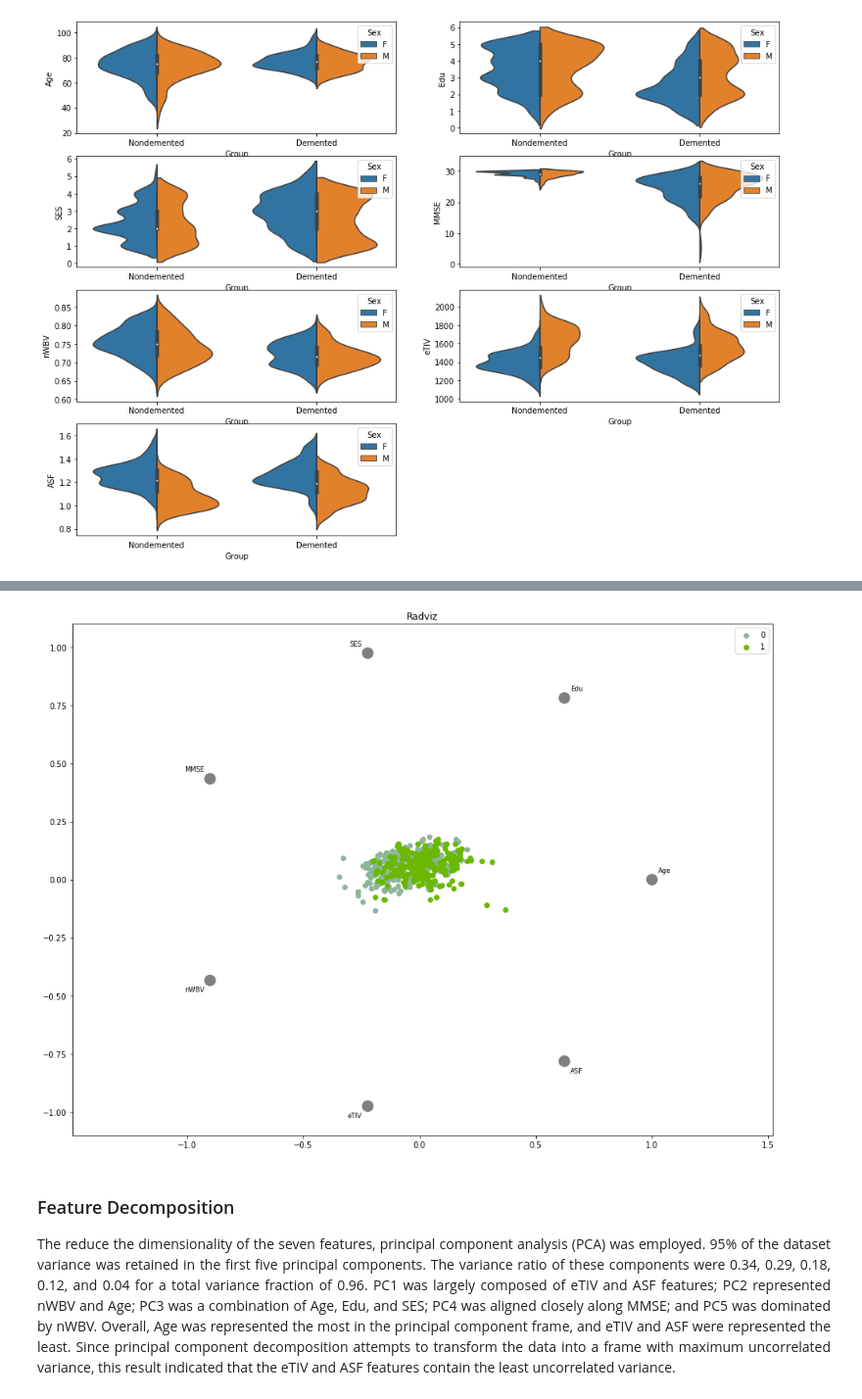
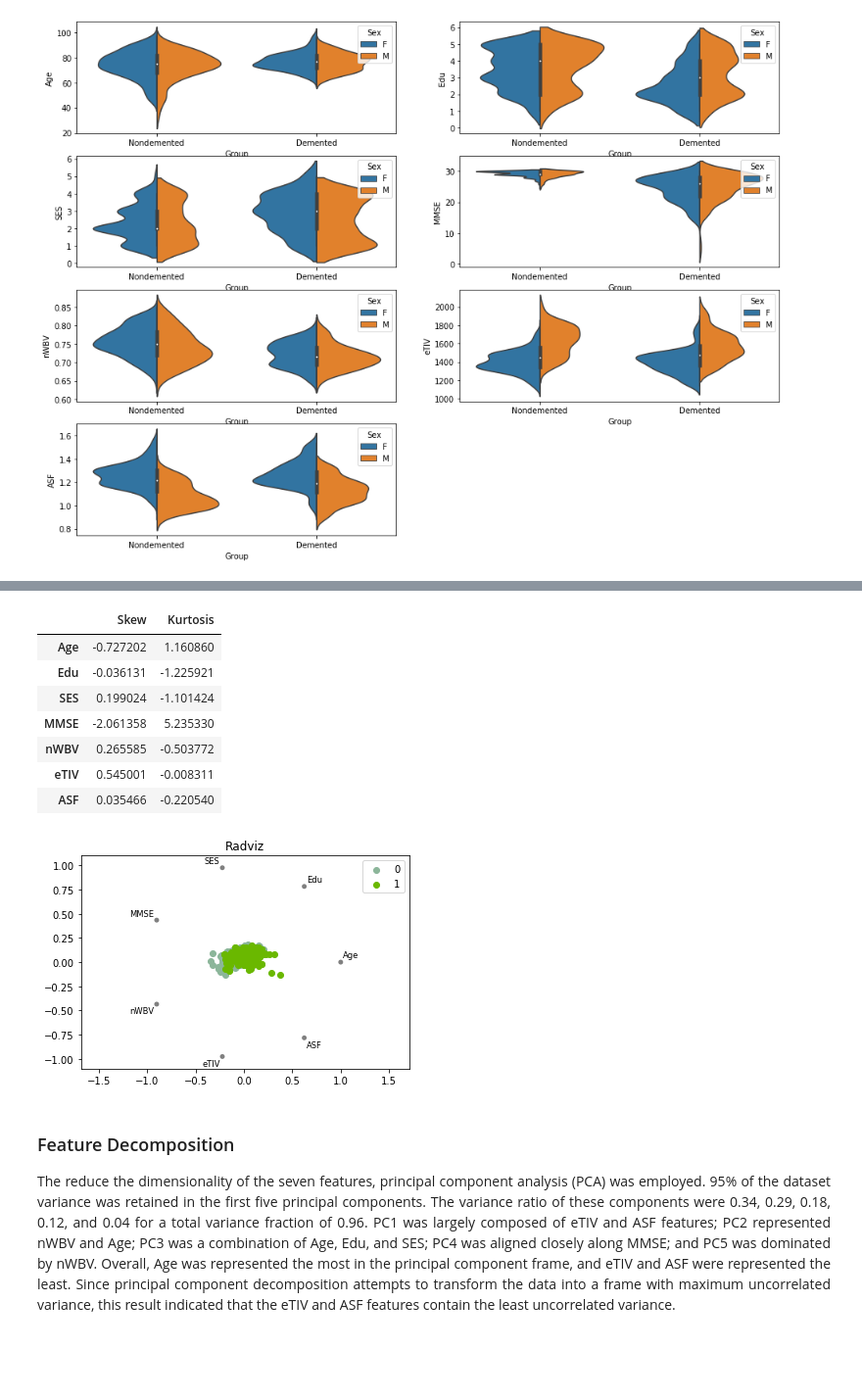
Before and after one commit to markcapece/dementia, a Jupyter notebook: MRI_and_Alzheimers.ipynb, the cells around one changed output, grey strips where cells are left out. Shown at 98% size. Saved outputs shown, nothing was run; the diff lists cells and outputs as text; code cells hidden in the pictures; blank space fills up the shorter version.

```diff
--- a/MRI_and_Alzheimers.ipynb
+++ b/MRI_and_Alzheimers.ipynb
@@ -417,7 +115,9 @@ def principal_component_transformation(df, features, targets, var=0.95):
 # %%
+# Define Feature, Target, and ML model lists
 features = ['Age', 'Edu', 'SES', 'MMSE', 'nWBV', 'eTIV', 'ASF']
 pc_features = ['PC1', 'PC2', 'PC3', 'PC4', 'PC5']
 
-targets_num = ['num_group']
+targets = ['num_group']
 
-model_list = [DecisionTreeClassifier(), GaussianNB(), KNeighborsClassifier(), MLPClassifier(), SVC(), AdaBoostClassifier(), GradientBoostingClassifier(), RandomForestClassifier()]
+model_list = [DecisionTreeClassifier(), GaussianNB(), KNeighborsClassifier(), MLPClassifier(),
+              SVC(), AdaBoostClassifier(), GradientBoostingClassifier(), RandomForestClassifier()]
@@ -537,9 +181,22 @@ analysis.skew_and_kurtosis()
+# %%
+# More feature statistics
+analysis.skew_and_kurtosis()
+# %% [output]
+|  | Skew | Kurtosis |
+| Age | -0.727202 | 1.160860 |
+| Edu | -0.036131 | -1.225921 |
+| SES | 0.199024 | -1.101424 |
+| MMSE | -2.061358 | 5.235330 |
+| nWBV | 0.265585 | -0.503772 |
+| eTIV | 0.545001 | -0.008311 |
+| ASF | 0.035466 | -0.220540 |
 # %%
-pd.plotting.radviz(data[features + targets_num], targets_num[0])
+# Plot higher-dimensional representation of features as Radviz
+pd.plotting.radviz(data[features + targets], targets[0])
 plt.title('Radviz')
 plt.show()
 # %% [output]
-[figure, old version]
+[figure, new version]
 # %% [markdown]
 ### Feature Decomposition
 
```
Also changed, not shown: parts of 65 cells of this notebook, 14 other files.
